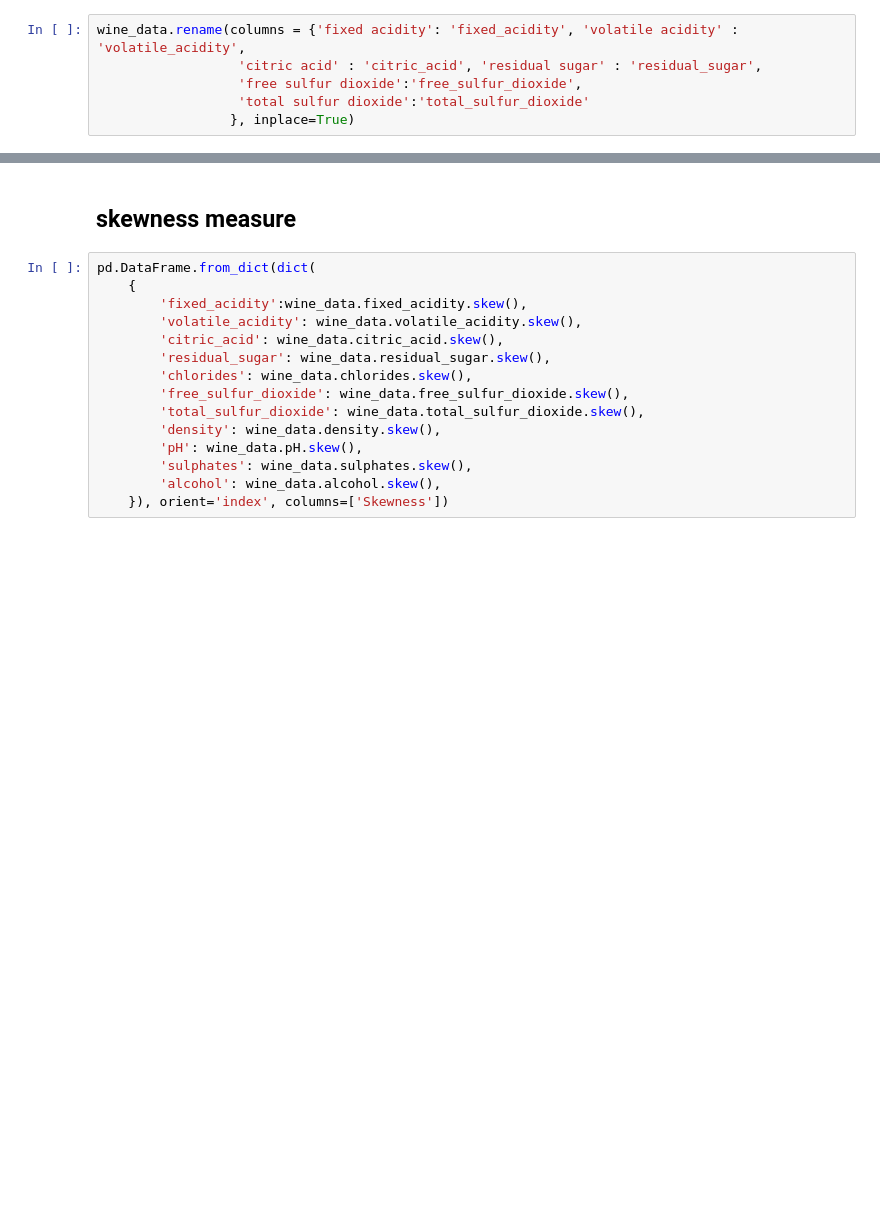
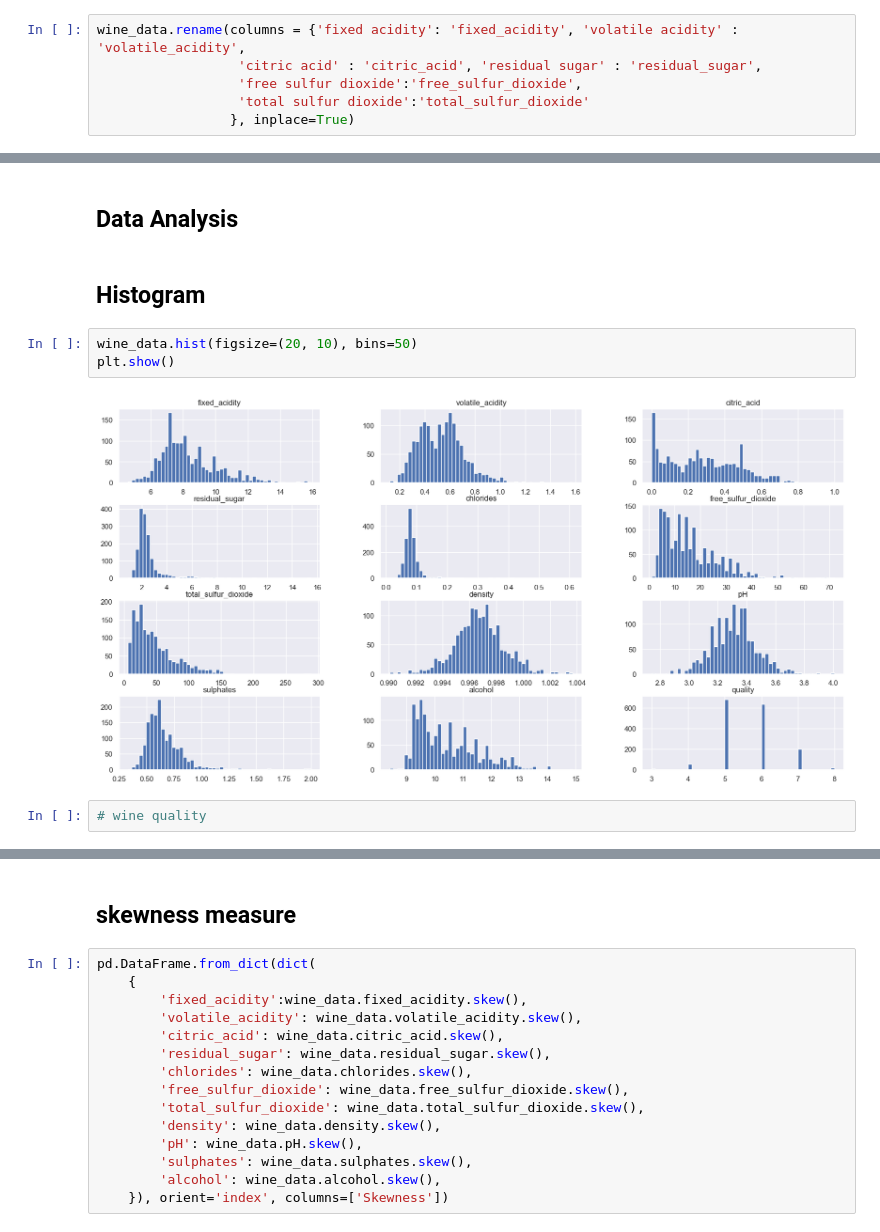
Before and after one commit to ajeetth/ML_models, a Jupyter notebook: Wine_Quality_Prediction/Wine_quality_prediction.ipynb, the cells around one changed output, grey strips where cells are left out. Drawn from its saved outputs; the diff is of its cells as text; blank space fills up the shorter version.

Commit message:
data exploration, visualisation, feature extraction

```diff
--- a/Wine_Quality_Prediction/Wine_quality_prediction.ipynb
+++ b/Wine_Quality_Prediction/Wine_quality_prediction.ipynb
@@ -139,0 +117,11 @@ Index(['fixed_acidity', 'volatile_acidity', 'citric_acid', 'residual_sugar',
+# %% [markdown]
+## Data Analysis
+# %% [markdown]
+## Histogram
+# %%
+wine_data.hist(figsize=(20, 10), bins=50)
+plt.show()
+# %% [output]
+[figure, added]
+# %%
+# wine quality
```
Also changed, not shown: parts of 36 cells of this notebook.
